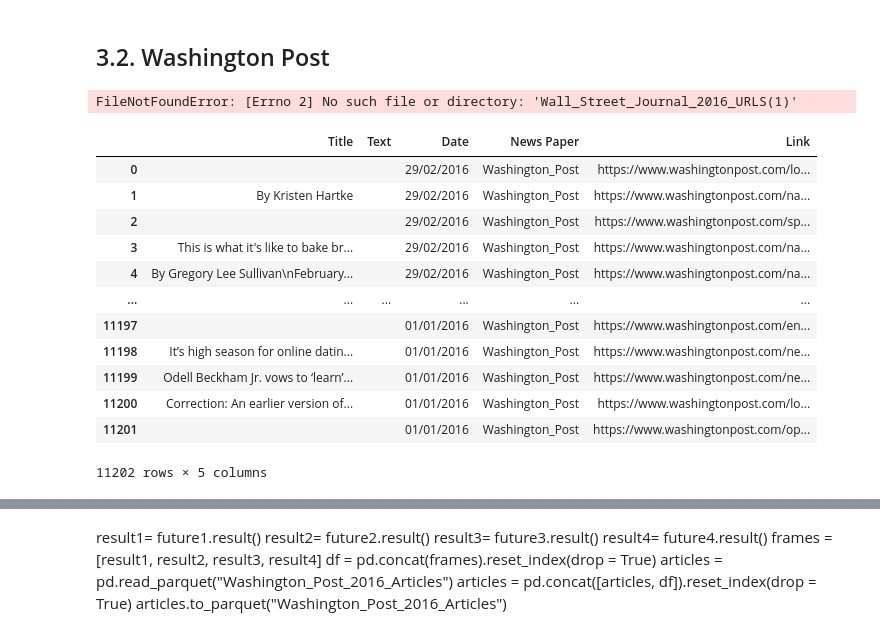
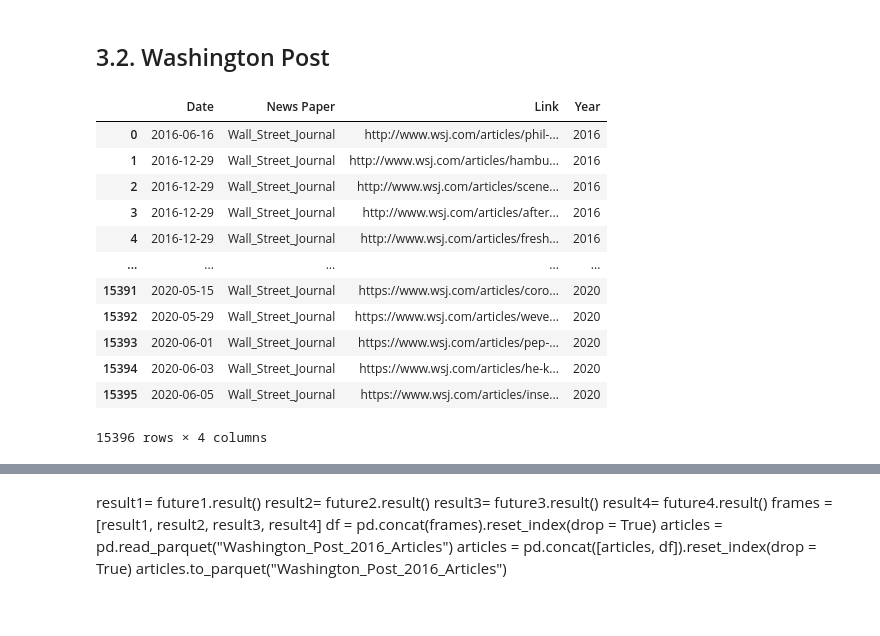
Before and after one commit to TBoedt/Constructing-A-Climate-Change-Concern-Index-Based-Upon-US-Newspaper-Articles, a Jupyter notebook: Scrapping_File_v2.ipynb, the cells around one changed output, grey strips where cells are left out. Cells and saved outputs as stored; diff of their text form; code cells hidden in the pictures.

```diff
--- a/Scrapping_File_v2.ipynb
+++ b/Scrapping_File_v2.ipynb
@@ -724,10 +724,25 @@ def getPolitico(start_date, end_date):
 # %%
 WP_URLS = pd.read_parquet("Washington_Post_2017urls_to_scrape").reset_index(drop = True)
 # %%
-#URLS_WP = pd.read_parquet("Washington_Post_2020_URLS")
-year="2016"
-URLS_WP = pd.read_parquet("Wall_Street_Journal_"+year+"_URLS(1)")
-URLS_WP
+# #URLS_WP = pd.read_parquet("Washington_Post_2020_URLS")
+# year="2016"
+# URLS_WP = pd.read_parquet("Wall_Street_Journal_"+year+"_URLS(1)")
+# URLS_WP
-# %% [output]
-FileNotFoundError: [Errno 2] No such file or directory: 'Wall_Street_Journal_2016_URLS(1)'
+# %%
+URLS_WP = pd.read_parquet("WSJ_missed_URLsV2")
+URLS_WP
+# %% [output]
+|  | Date | News Paper | Link | Year |
+| 0 | 2016-06-16 | Wall_Street_Journal | http://www.wsj.com/articles/phil-... | 2016 |
+| 1 | 2016-12-29 | Wall_Street_Journal | http://www.wsj.com/articles/hambu... | 2016 |
+| 2 | 2016-12-29 | Wall_Street_Journal | http://www.wsj.com/articles/scene... | 2016 |
+| 3 | 2016-12-29 | Wall_Street_Journal | http://www.wsj.com/articles/after... | 2016 |
+| 4 | 2016-12-29 | Wall_Street_Journal | http://www.wsj.com/articles/fresh... | 2016 |
+| ... | ... | ... | ... | ... |
+| 15391 | 2020-05-15 | Wall_Street_Journal | https://www.wsj.com/articles/coro... | 2020 |
+| 15392 | 2020-05-29 | Wall_Street_Journal | https://www.wsj.com/articles/weve... | 2020 |
+| 15393 | 2020-06-01 | Wall_Street_Journal | https://www.wsj.com/articles/pep-... | 2020 |
+| 15394 | 2020-06-03 | Wall_Street_Journal | https://www.wsj.com/articles/he-k... | 2020 |
+| 15395 | 2020-06-05 | Wall_Street_Journal | https://www.wsj.com/articles/inse... | 2020 |
+15396 rows × 4 columns
 # %%
@@ -735,17 +750,3 @@ update_2017 = getWashingtonPostArticles("tb.boedttibo@gmail.com", "ThesisR&T", W
 # %%
-URLS_WP
+# URLS_WP
-# %% [output]
-|  | Title | Text | Date | News Paper | Link |
-| 0 |  |  | 29/02/2016 | Washington_Post | https://www.washingtonpost.com/lo... |
-| 1 | By Kristen Hartke |  | 29/02/2016 | Washington_Post | https://www.washingtonpost.com/na... |
-| 2 |  |  | 29/02/2016 | Washington_Post | https://www.washingtonpost.com/sp... |
-| 3 | This is what it's like to bake br... |  | 29/02/2016 | Washington_Post | https://www.washingtonpost.com/na... |
-| 4 | By Gregory Lee Sullivan\nFebruary... |  | 29/02/2016 | Washington_Post | https://www.washingtonpost.com/na... |
-| ... | ... | ... | ... | ... | ... |
-| 11197 |  |  | 01/01/2016 | Washington_Post | https://www.washingtonpost.com/en... |
-| 11198 | It’s high season for online datin... |  | 01/01/2016 | Washington_Post | https://www.washingtonpost.com/ne... |
-| 11199 | Odell Beckham Jr. vows to ‘learn’... |  | 01/01/2016 | Washington_Post | https://www.washingtonpost.com/ne... |
-| 11200 | Correction: An earlier version of... |  | 01/01/2016 | Washington_Post | https://www.washingtonpost.com/lo... |
-| 11201 |  |  | 01/01/2016 | Washington_Post | https://www.washingtonpost.com/op... |
-11202 rows × 5 columns
 # %%
```
Also changed, not shown: parts of 14 cells of this notebook.
